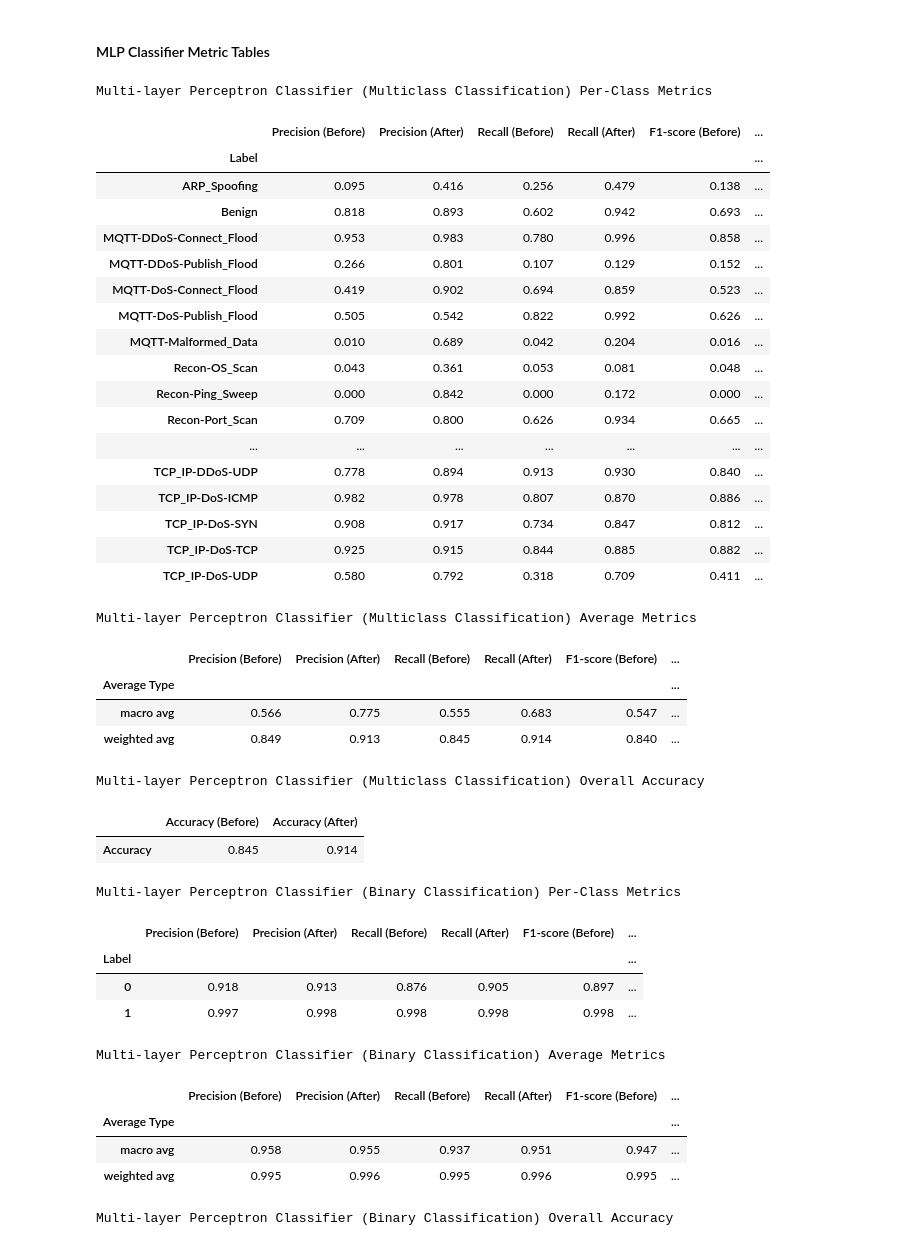
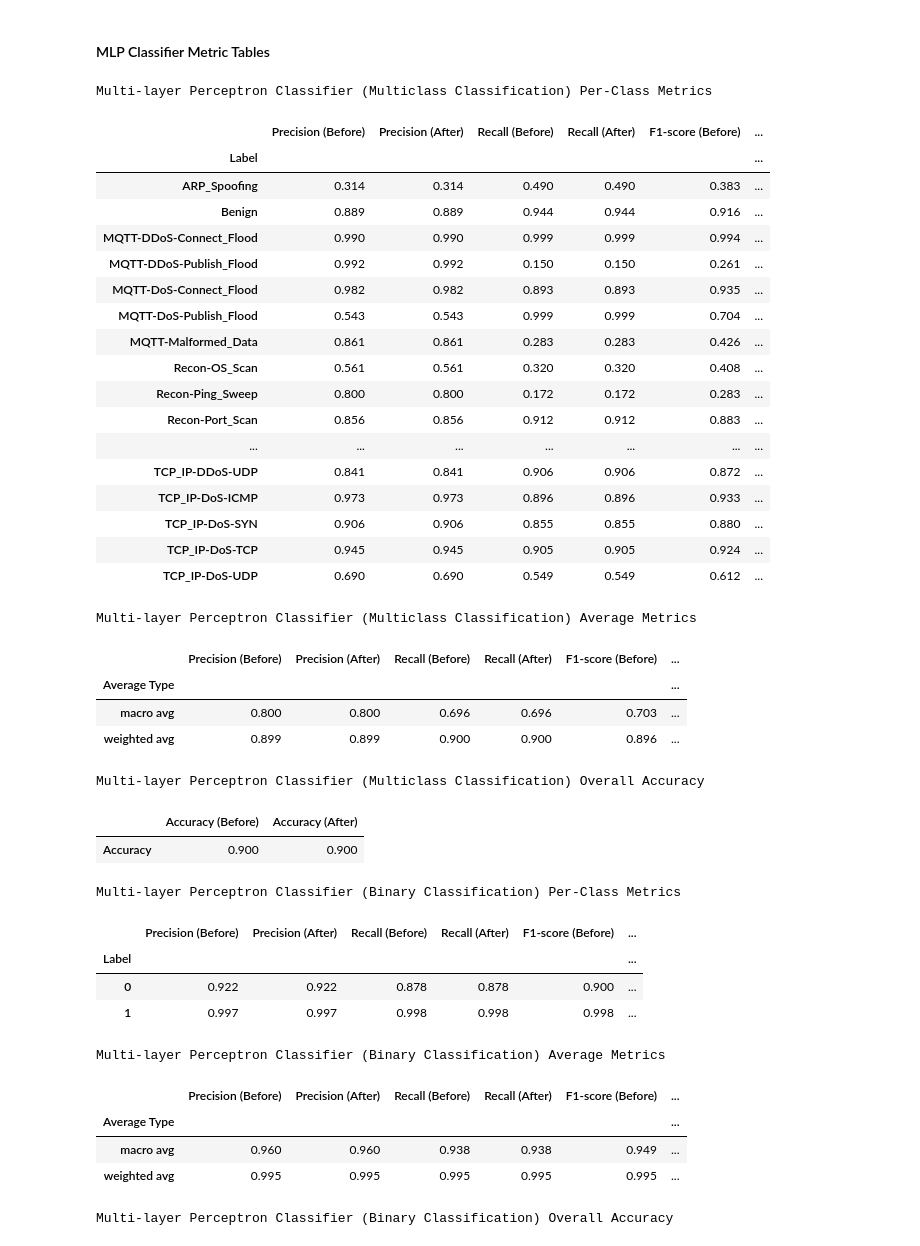
Before and after one commit to rsmithiiee/CMPE132Project, a Jupyter notebook: NIDS.ipynb, the cells around one changed output. Drawn from its saved outputs; the diff is of its cells as text; code cells hidden in the pictures.

```diff
--- a/NIDS.ipynb
+++ b/NIDS.ipynb
@@ -772,13 +772,21 @@ print(f"Best parameters for binary classification: {mlpc_binary_search.best_para
 # print classification report for those parameters
 mlpc_multi_y_pred_random_search = mlpc_multi_search.predict(X_test_pca)
 mlpc_binary_y_pred_random_search = mlpc_binary_search.predict(X_test_pca)
+
+# classification reports
+mlpc_multi_search_classification_report = classification_report(
+    y_test_multi, mlpc_y_pred_multi, output_dict=True
+)
+mlpc_binary_search_classification_report = classification_report(
+    y_test_binary, mlpc_y_pred_binary, output_dict=True
+)
 print(
     "\nClassification Report for best parameters for multi class classification:\n",
-    classification_report(y_test_multi, mlpc_multi_y_pred_random_search),
+    mlpc_multi_search_classification_report,
 )
 print(
     "\nClassification Report for best parameters for binary classification:\n",
-    classification_report(y_test_binary, mlpc_binary_y_pred_random_search),
+    mlpc_binary_search_classification_report,
 )
 # %% [output]
 Best estimator for multi class classification: MLPClassifier(hidden_layer_sizes=(200,), learning_rate='invscaling',
@@ -802,55 +806,55 @@ weighted avg       1.00      1.00      1.00   1614182
 #### MLP Classifier Metric Tables
 # %%
 classification_report_tables(
-    hgbc_multi_classification_report,
-    hgbc_multi_search_classification_report,
+    mlpc_multi_classification_report,
+    mlpc_multi_search_classification_report,
     algorithm_name="Multi-layer Perceptron Classifier",
     classification_type="Multiclass Classification",
 )
 
 classification_report_tables(
-    hgbc_binary_classification_report,
-    hgbc_binary_search_classification_report,
+    mlpc_binary_classification_report,
+    mlpc_binary_search_classification_report,
     algorithm_name="Multi-layer Perceptron Classifier",
     classification_type="Binary Classification",
 )
 # %% [output]
 Multi-layer Perceptron Classifier (Multiclass Classification) Per-Class Metrics
 |  | Precision (Before) | Precision (After) | Recall (Before) | Recall (After) | F1-score (Before) | ... |
 | Label |  |  |  |  |  | ... |
-| ARP_Spoofing | 0.095 | 0.416 | 0.256 | 0.479 | 0.138 | ... |
-| Benign | 0.818 | 0.893 | 0.602 | 0.942 | 0.693 | ... |
-| MQTT-DDoS-Connect_Flood | 0.953 | 0.983 | 0.780 | 0.996 | 0.858 | ... |
-| MQTT-DDoS-Publish_Flood | 0.266 | 0.801 | 0.107 | 0.129 | 0.152 | ... |
-| MQTT-DoS-Connect_Flood | 0.419 | 0.902 | 0.694 | 0.859 | 0.523 | ... |
-| MQTT-DoS-Publish_Flood | 0.505 | 0.542 | 0.822 | 0.992 | 0.626 | ... |
-| MQTT-Malformed_Data | 0.010 | 0.689 | 0.042 | 0.204 | 0.016 | ... |
-| Recon-OS_Scan | 0.043 | 0.361 | 0.053 | 0.081 | 0.048 | ... |
-| Recon-Ping_Sweep | 0.000 | 0.842 | 0.000 | 0.172 | 0.000 | ... |
-| Recon-Port_Scan | 0.709 | 0.800 | 0.626 | 0.934 | 0.665 | ... |
+| ARP_Spoofing | 0.314 | 0.314 | 0.490 | 0.490 | 0.383 | ... |
+| Benign | 0.889 | 0.889 | 0.944 | 0.944 | 0.916 | ... |
+| MQTT-DDoS-Connect_Flood | 0.990 | 0.990 | 0.999 | 0.999 | 0.994 | ... |
+| MQTT-DDoS-Publish_Flood | 0.992 | 0.992 | 0.150 | 0.150 | 0.261 | ... |
+| MQTT-DoS-Connect_Flood | 0.982 | 0.982 | 0.893 | 0.893 | 0.935 | ... |
+| MQTT-DoS-Publish_Flood | 0.543 | 0.543 | 0.999 | 0.999 | 0.704 | ... |
+| MQTT-Malformed_Data | 0.861 | 0.861 | 0.283 | 0.283 | 0.426 | ... |
+| Recon-OS_Scan | 0.561 | 0.561 | 0.320 | 0.320 | 0.408 | ... |
+| Recon-Ping_Sweep | 0.800 | 0.800 | 0.172 | 0.172 | 0.283 | ... |
+| Recon-Port_Scan | 0.856 | 0.856 | 0.912 | 0.912 | 0.883 | ... |
 | ... | ... | ... | ... | ... | ... | ... |
-| TCP_IP-DDoS-UDP | 0.778 | 0.894 | 0.913 | 0.930 | 0.840 | ... |
-| TCP_IP-DoS-ICMP | 0.982 | 0.978 | 0.807 | 0.870 | 0.886 | ... |
-| TCP_IP-DoS-SYN | 0.908 | 0.917 | 0.734 | 0.847 | 0.812 | ... |
-| TCP_IP-DoS-TCP | 0.925 | 0.915 | 0.844 | 0.885 | 0.882 | ... |
-| TCP_IP-DoS-UDP | 0.580 | 0.792 | 0.318 | 0.709 | 0.411 | ... |
+| TCP_IP-DDoS-UDP | 0.841 | 0.841 | 0.906 | 0.906 | 0.872 | ... |
+| TCP_IP-DoS-ICMP | 0.973 | 0.973 | 0.896 | 0.896 | 0.933 | ... |
+| TCP_IP-DoS-SYN | 0.906 | 0.906 | 0.855 | 0.855 | 0.880 | ... |
+| TCP_IP-DoS-TCP | 0.945 | 0.945 | 0.905 | 0.905 | 0.924 | ... |
+| TCP_IP-DoS-UDP | 0.690 | 0.690 | 0.549 | 0.549 | 0.612 | ... |
 Multi-layer Perceptron Classifier (Multiclass Classification) Average Metrics
 |  | Precision (Before) | Precision (After) | Recall (Before) | Recall (After) | F1-score (Before) | ... |
 | Average Type |  |  |  |  |  | ... |
-| macro avg | 0.566 | 0.775 | 0.555 | 0.683 | 0.547 | ... |
-| weighted avg | 0.849 | 0.913 | 0.845 | 0.914 | 0.840 | ... |
+| macro avg | 0.800 | 0.800 | 0.696 | 0.696 | 0.703 | ... |
+| weighted avg | 0.899 | 0.899 | 0.900 | 0.900 | 0.896 | ... |
 Multi-layer Perceptron Classifier (Multiclass Classification) Overall Accuracy
 |  | Accuracy (Before) | Accuracy (After) |
-| Accuracy | 0.845 | 0.914 |
+| Accuracy | 0.900 | 0.900 |
 Multi-layer Perceptron Classifier (Binary Classification) Per-Class Metrics
 |  | Precision (Before) | Precision (After) | Recall (Before) | Recall (After) | F1-score (Before) | ... |
 | Label |  |  |  |  |  | ... |
-| 0 | 0.918 | 0.913 | 0.876 | 0.905 | 0.897 | ... |
-| 1 | 0.997 | 0.998 | 0.998 | 0.998 | 0.998 | ... |
+| 0 | 0.922 | 0.922 | 0.878 | 0.878 | 0.900 | ... |
+| 1 | 0.997 | 0.997 | 0.998 | 0.998 | 0.998 | ... |
 Multi-layer Perceptron Classifier (Binary Classification) Average Metrics
 |  | Precision (Before) | Precision (After) | Recall (Before) | Recall (After) | F1-score (Before) | ... |
 | Average Type |  |  |  |  |  | ... |
-| macro avg | 0.958 | 0.955 | 0.937 | 0.951 | 0.947 | ... |
-| weighted avg | 0.995 | 0.996 | 0.995 | 0.996 | 0.995 | ... |
+| macro avg | 0.960 | 0.960 | 0.938 | 0.938 | 0.949 | ... |
+| weighted avg | 0.995 | 0.995 | 0.995 | 0.995 | 0.995 | ... |
 Multi-layer Perceptron Classifier (Binary Classification) Overall Accuracy
 |  | Accuracy (Before) | Accuracy (After) |
```
Also changed, not shown: parts of 7 cells of this notebook.
